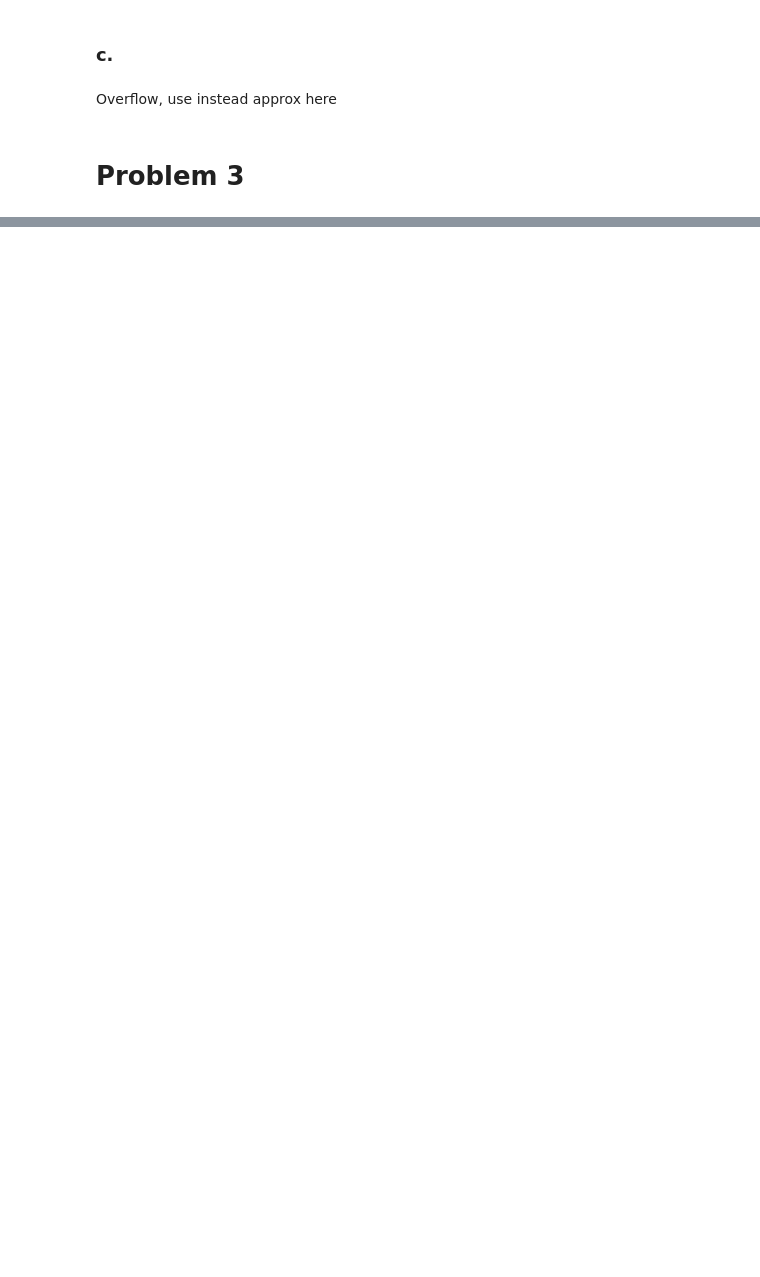
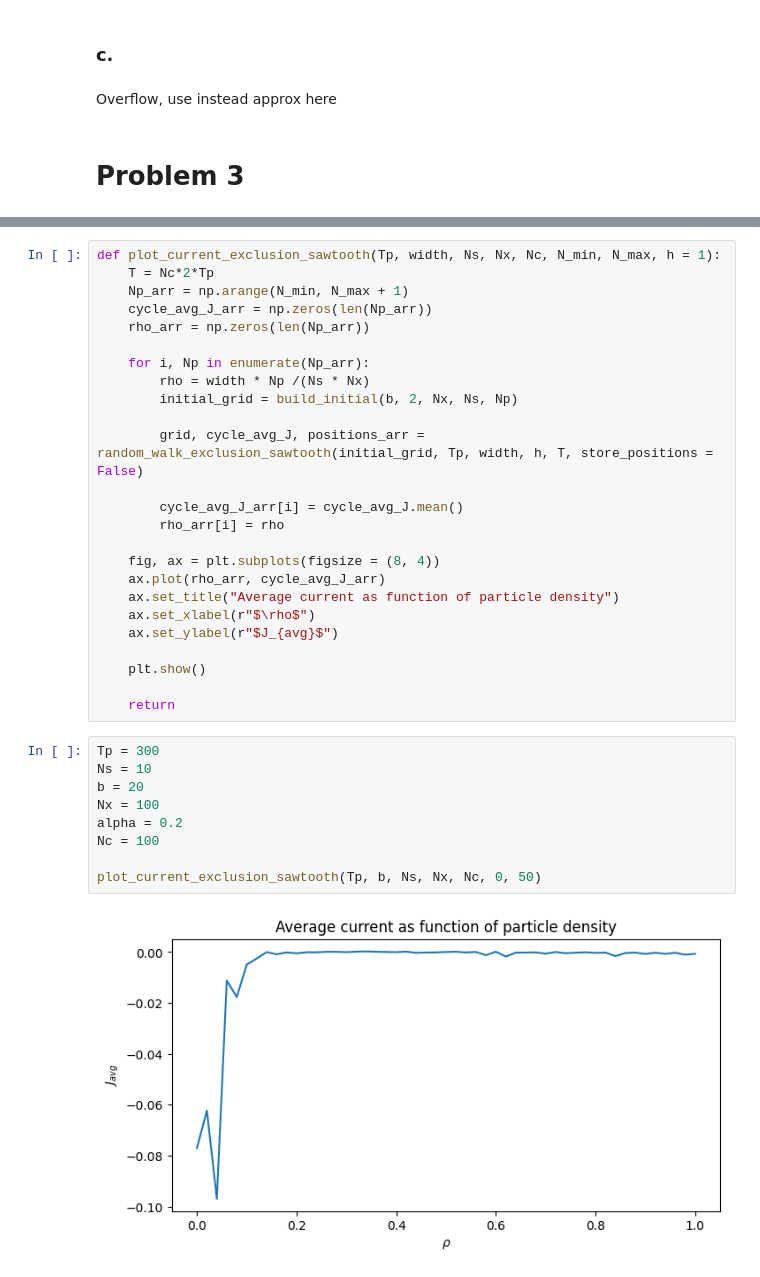
Before and after one commit to fredalex6/TMA4320_Project_2, a Jupyter notebook: krizzy_rizzy.ipynb, the cells around one changed output, grey strips where cells are left out. Saved outputs shown, nothing was run; the diff lists cells and outputs as text; blank space fills up the shorter version.

```diff
--- a/krizzy_rizzy.ipynb
+++ b/krizzy_rizzy.ipynb
@@ -358,0 +509,36 @@ plt.show()
+# %%
+def plot_current_exclusion_sawtooth(Tp, width, Ns, Nx, Nc, N_min, N_max, h = 1):
+    T = Nc*2*Tp
+    Np_arr = np.arange(N_min, N_max + 1)
+    cycle_avg_J_arr = np.zeros(len(Np_arr))
+    rho_arr = np.zeros(len(Np_arr))
+
+    for i, Np in enumerate(Np_arr):
+        rho = width * Np /(Ns * Nx)
+        initial_grid = build_initial(b, 2, Nx, Ns, Np)
+
+        grid, cycle_avg_J, positions_arr = random_walk_exclusion_sawtooth(initial_grid, Tp, width, h, T, store_positions = False)
+
+        cycle_avg_J_arr[i] = cycle_avg_J.mean()
+        rho_arr[i] = rho
+
+    fig, ax = plt.subplots(figsize = (8, 4))
+    ax.plot(rho_arr, cycle_avg_J_arr)
+    ax.set_title("Average current as function of particle density")
+    ax.set_xlabel(r"$\rho$")
+    ax.set_ylabel(r"$J_{avg}$")
+
+    plt.show()
+
+    return
+# %%
+Tp = 300
+Ns = 10
+b = 20
+Nx = 100
+alpha = 0.2
+Nc = 100
+
+plot_current_exclusion_sawtooth(Tp, b, Ns, Nx, Nc, 0, 50)
+# %% [output]
+[figure, added]
```
Also changed, not shown: parts of 11 cells of this notebook.
